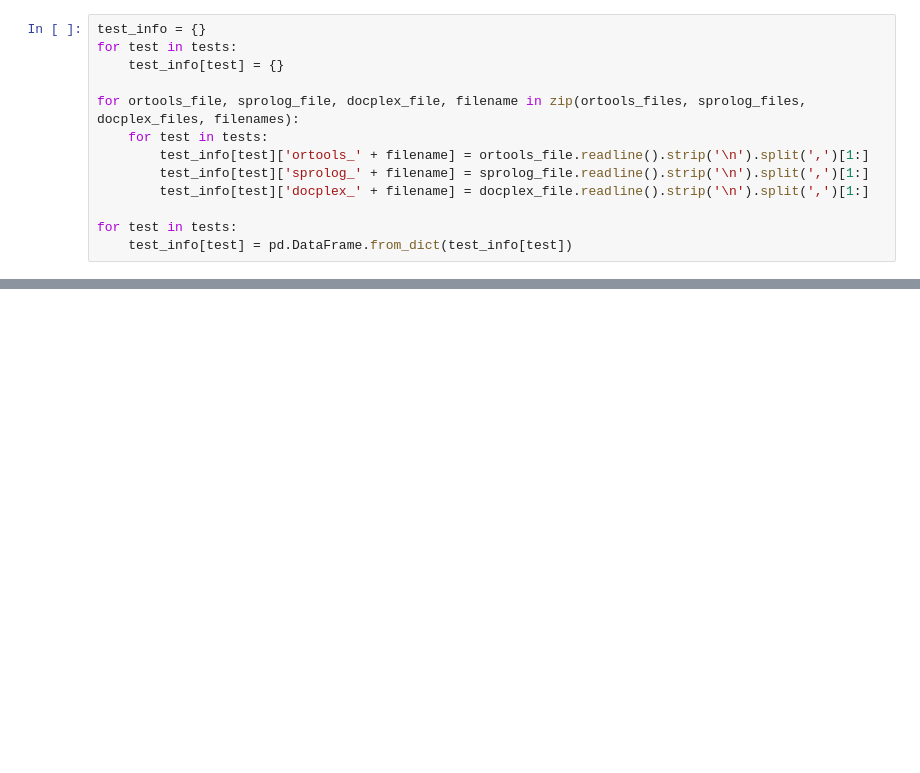
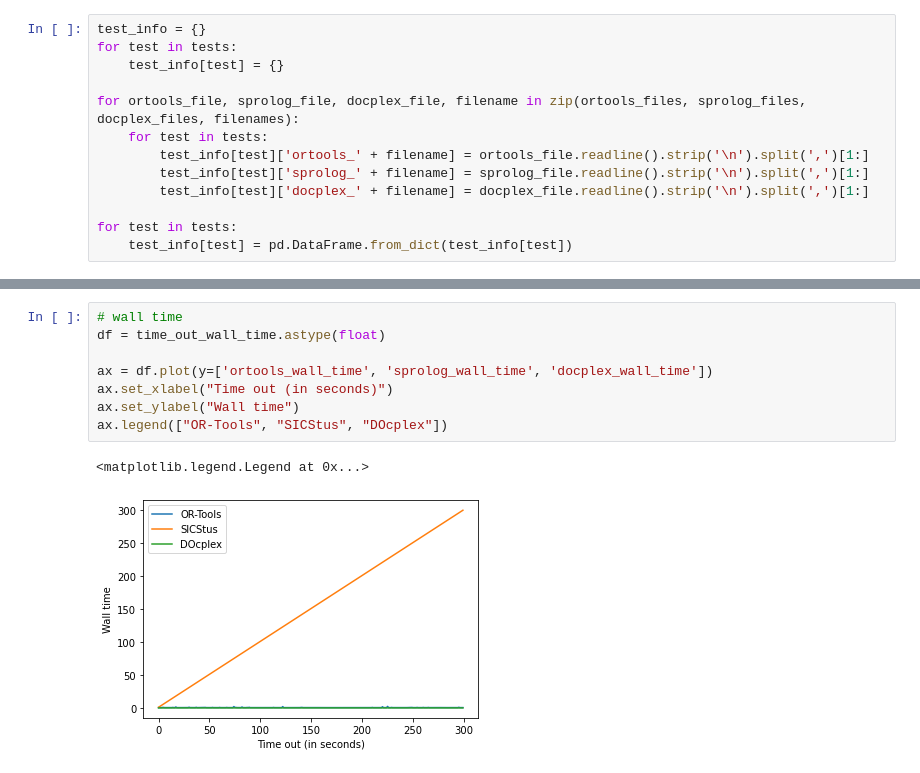
Before and after one commit to LeKinaSa/plr-job-shop, a Jupyter notebook: FinalResultsAnalysis.ipynb, the cells around one changed output, grey strips where cells are left out. Saved outputs shown, nothing was run; the diff lists cells and outputs as text; blank space fills up the shorter version.

```diff
--- a/FinalResultsAnalysis.ipynb
+++ b/FinalResultsAnalysis.ipynb
@@ -128,0 +149,11 @@ time_out_obj_value
+# %%
+# wall time
+df = time_out_wall_time.astype(float)
+
+ax = df.plot(y=['ortools_wall_time', 'sprolog_wall_time', 'docplex_wall_time'])
+ax.set_xlabel("Time out (in seconds)")
+ax.set_ylabel("Wall time")
+ax.legend(["OR-Tools", "SICStus", "DOcplex"])
+# %% [output]
+<matplotlib.legend.Legend at 0x...>
+[figure, added]
```
Also changed, not shown: parts of 11 cells of this notebook.
